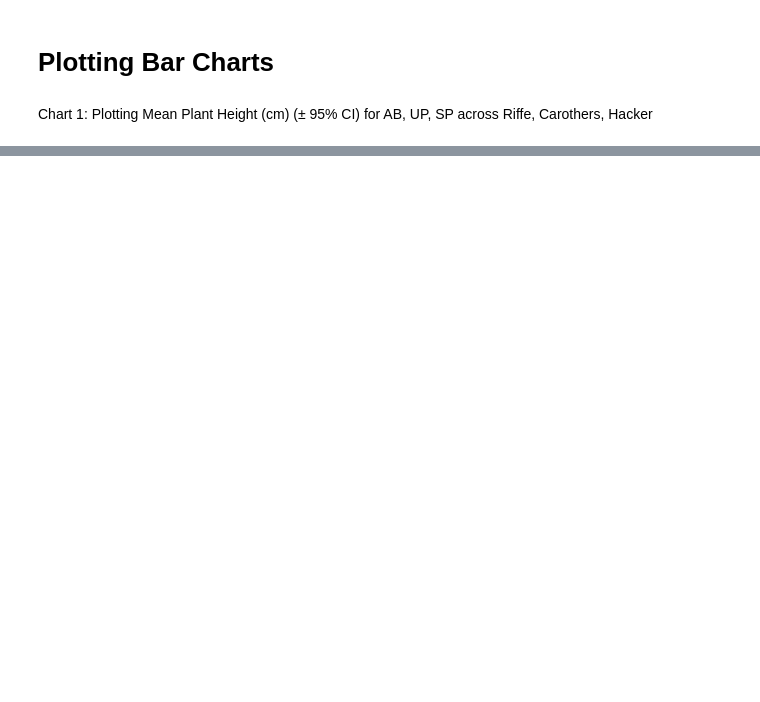
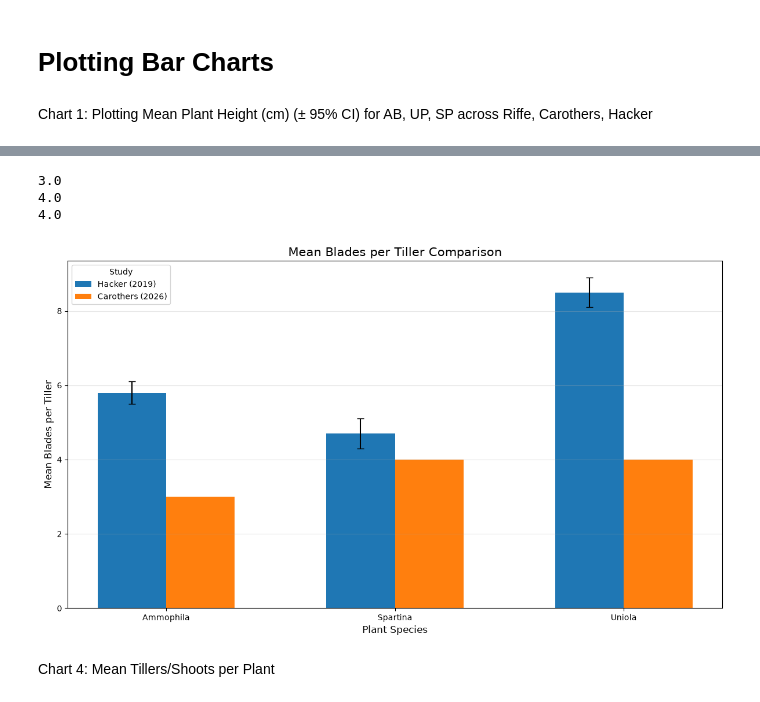
Before and after one commit to stromc485/CECL, a Jupyter notebook: Metamorphics_Plotting.ipynb, the cells around one changed output, grey strips where cells are left out. Cells and saved outputs as stored; diff of their text form; code cells hidden in the pictures; blank space fills up the shorter version.

```diff
--- a/Metamorphics_Plotting.ipynb
+++ b/Metamorphics_Plotting.ipynb
@@ -154,0 +476,67 @@ plt.show()
+# %%
+Carothers_Blades_per_Tiller_AB = Carothers_Morph["Blades per Tiller"][162]
+print(Carothers_Blades_per_Tiller_AB)
+
+Carothers_Blades_per_Tiller_SP = Carothers_Morph["Blades per Tiller"][0]
+print(Carothers_Blades_per_Tiller_SP)
+
+Carothers_Blades_per_Tiller_UP = Carothers_Morph["Blades per Tiller"][324]
+print(Carothers_Blades_per_Tiller_UP)
+# %% [output]
+3.0
+4.0
+4.0
+# %%
+# Species
+species = ["Ammophila", "Spartina", "Uniola"]
+
+# Mean plant heights (cm)
+
+carothers = [
+    Carothers_Blades_per_Tiller_AB,
+    Carothers_Blades_per_Tiller_SP,
+    Carothers_Blades_per_Tiller_UP
+]
+
+hacker = [
+    Hacker_Blades_per_Tiller_AB,  # Ammophila
+    Hacker_Blades_per_Tiller_SP,  # Spartina
+    Hacker_Blades_per_Tiller_UP  # Uniola
+]
+
+# 95% confidence intervals
+
+hacker_ci = [
+    Hacker_Blades_per_Tiller_95CI_AB,
+    Hacker_Blades_per_Tiller_95CI_SP,
+    Hacker_Blades_per_Tiller_95CI_UP
+]
+
+# Set up bar chart
+x = np.arange(len(species))
+width = 0.3
+
+fig, ax = plt.subplots(figsize=(12, 7))
+
+# Study groups
+ax.bar(x - 0.5*width, hacker, width,
+       yerr=hacker_ci, capsize=4, label="Hacker (2019)")
+ax.bar(x + 0.5*width, carothers, width, capsize=4, label="Carothers (2026)")
+
+# Labels and formatting
+ax.set_xlabel("Plant Species", fontsize=12)
+ax.set_ylabel("Mean Blades per Tiller", fontsize=12)
+ax.set_title("Mean Blades per Tiller Comparison", fontsize=15)
+
+ax.set_xticks(x)
+ax.set_xticklabels(species)
+
+ax.legend(title="Study")
+ax.grid(axis="y", alpha=0.3)
+
+plt.tight_layout()
+plt.show()
+# %% [output]
+[figure, added]
+# %% [markdown]
+Chart 4: Mean Tillers/Shoots per Plant
```
Also changed, not shown: parts of 17 cells of this notebook.
